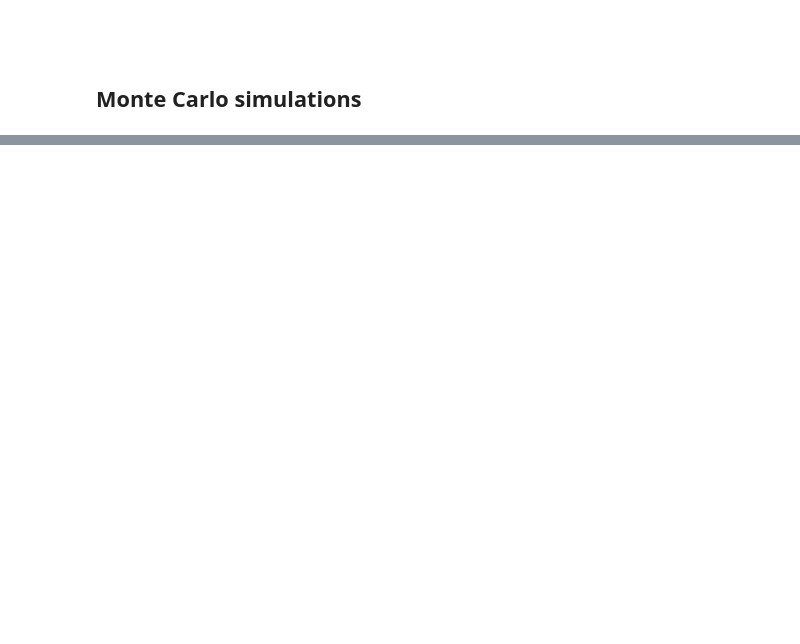
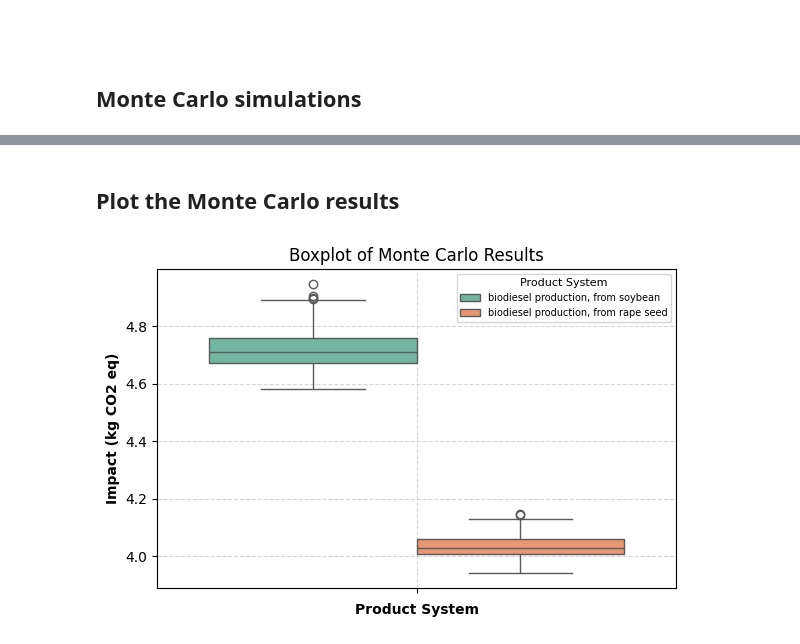
Before and after one commit to SiyueZhang41/Biofuel_productions_OpenLCA, a Jupyter notebook: Biofuels.ipynb, the cells around one changed output, grey strips where cells are left out. Drawn from its saved outputs; the diff is of its cells as text; code cells hidden in the pictures; blank space fills up the shorter version.

```diff
--- a/Biofuels.ipynb
+++ b/Biofuels.ipynb
@@ -406,0 +485,25 @@ Contributions for 'biodiesel production, from rape seed':
+# %% [markdown]
+## Plot the Monte Carlo results
+# %%
+# Create the boxplot
+plt.figure(figsize=(6, 4))
+# sns.boxplot(data=df, x="product_system", y="impact", palette="Set2")
+sns.boxplot(data=df, x=[""] * len(df), y="impact", hue="product_system", palette="Set2")
+# sns.pointplot(data=df, x=[""] * len(df), y="impact", hue="product_system",
+#               estimator="mean", dodge=0.4, join=False, markers="D", color="black")
+
+# Add labels and title
+plt.title("Boxplot of Monte Carlo Results")
+plt.xlabel("Product System", fontweight='bold')
+plt.ylabel(f"Impact ({indicator.ref_unit})", fontweight='bold')  # dynamic unit label
+plt.grid(True, linestyle='--', alpha=0.5)
+plt.tight_layout()
+legend = plt.legend(
+    title="Product System",
+    title_fontsize='8',     # Font size of the legend title
+    fontsize='7',           # Font size of the legend labels
+    loc='upper right'       # You can change to: 'best', 'lower center', etc.
+)
+plt.show()
+# %% [output]
+[figure, added]
```
Also changed, not shown: parts of 9 cells of this notebook.
